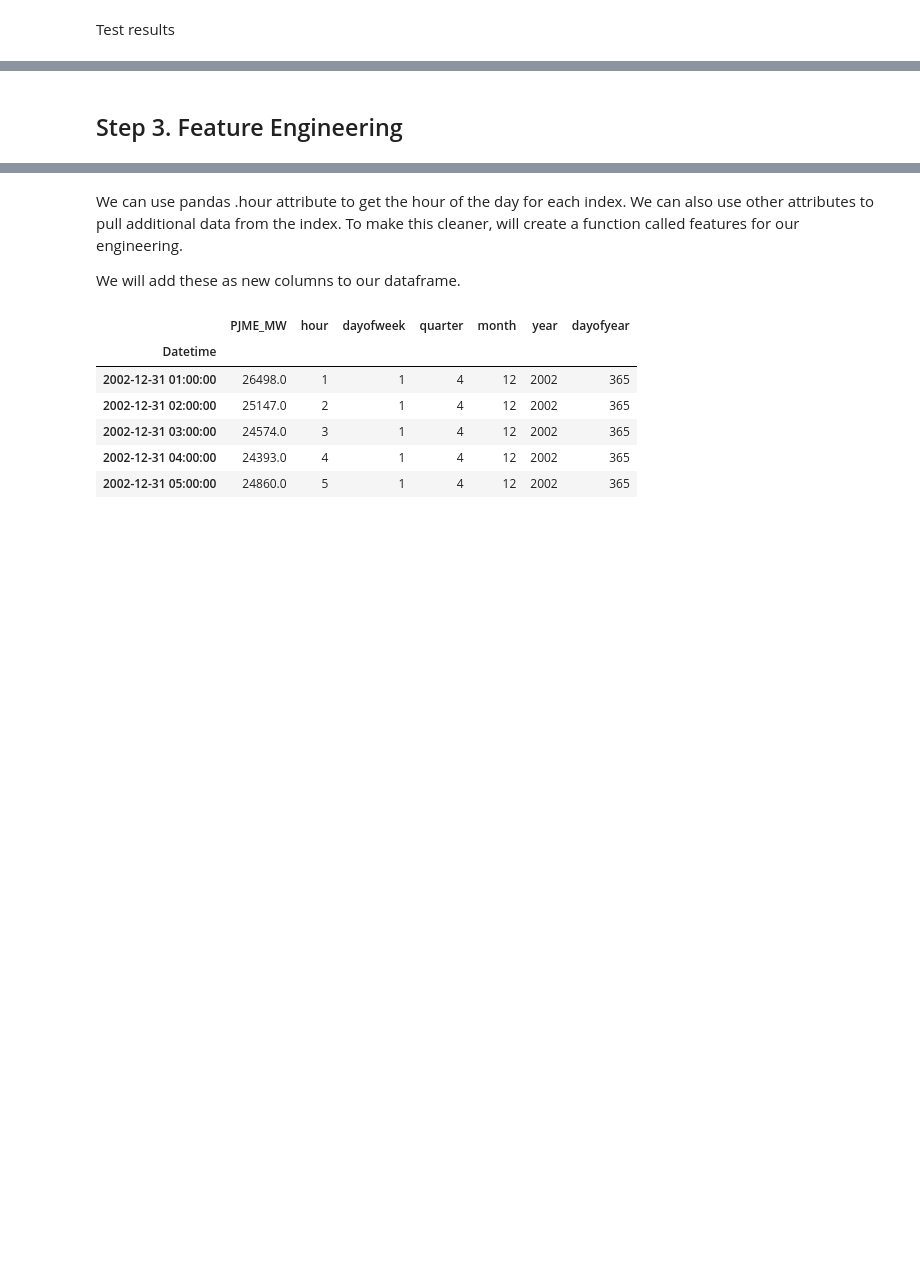
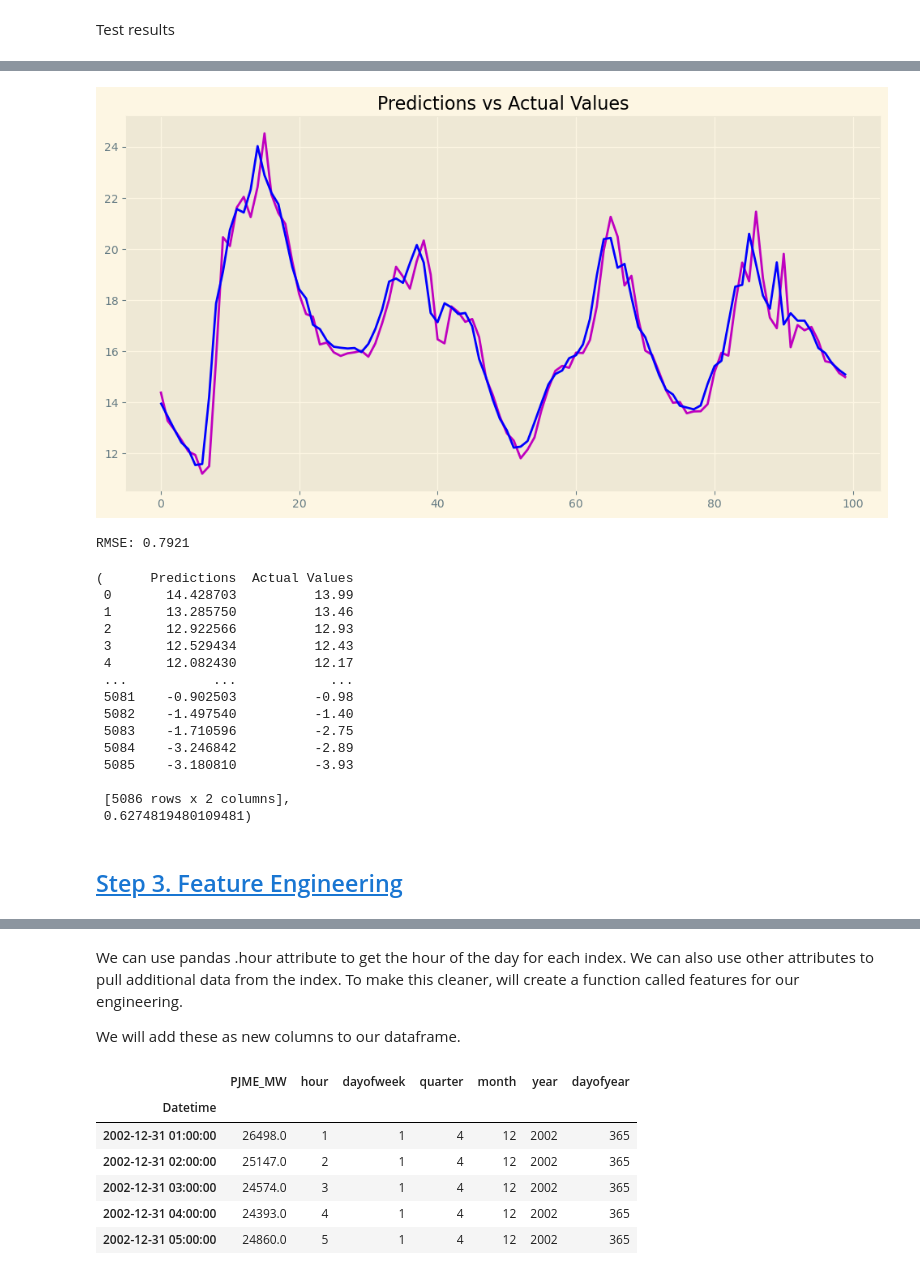
Before and after one commit to analyticsbyted/LSTM_weatherForecast, a Jupyter notebook: weatherForecast.ipynb, the cells around one changed output, grey strips where cells are left out. Saved outputs shown, nothing was run; the diff lists cells and outputs as text; code cells hidden in the pictures; blank space fills up the shorter version.

```diff
--- a/weatherForecast.ipynb
+++ b/weatherForecast.ipynb
@@ -364,0 +365,17 @@ plt.plot(test_results['Actual Values'], 'r')
+# %%
+from sklearn.metrics import mean_squared_error as mse
+import matplotlib.pyplot as plt
+from importlib import reload
+plt=reload(plt)
+
+def plot_predictions2(model, X, y, start=0, end=100):
+    """Plot the predictions of a given model on a given dataset"""
+    preds = model.predict(X).flatten()
+    df = pd.DataFrame(data={'Predictions': preds, 'Actual Values': y})
+    plt.figure(figsize=(12, 6))
+    plt.title(label="Predictions vs Actual Values")
+    plt.plot(df['Predictions'][start:end], 'm')
+    plt.plot(df['Actual Values'][start:end], 'b')
+    plt.show()
+    print(f"RMSE: {mse(y, preds, squared=False):.4f}")
+    return df, mse(y, preds)
@@ -364,0 +403,3 @@ plt.plot(test_results['Actual Values'], 'r')
+# %%
+plot_predictions2(model1, X_test, y_test, start=0, end=100)
+# %% [output]
@@ -365,2 +407,19 @@ plt.plot(test_results['Actual Values'], 'r')
+[figure, added]
+RMSE: 0.7921
+(      Predictions  Actual Values
+ 0       14.428703          13.99
+ 1       13.285750          13.46
+ 2       12.922566          12.93
+ 3       12.529434          12.43
+ 4       12.082430          12.17
+ ...           ...            ...
+ 5081    -0.902503          -0.98
+ 5082    -1.497540          -1.40
+ 5083    -1.710596          -2.75
+ 5084    -3.246842          -2.89
+ 5085    -3.180810          -3.93
+
+ [5086 rows x 2 columns],
+ 0.6274819480109481)
 # %% [markdown]
-## Step 3. Feature Engineering
+## <a id='toc1_5_'></a>[Step 3. Feature Engineering](#toc0_)
```
Also changed, not shown: parts of 26 cells of this notebook, 4 other files.
